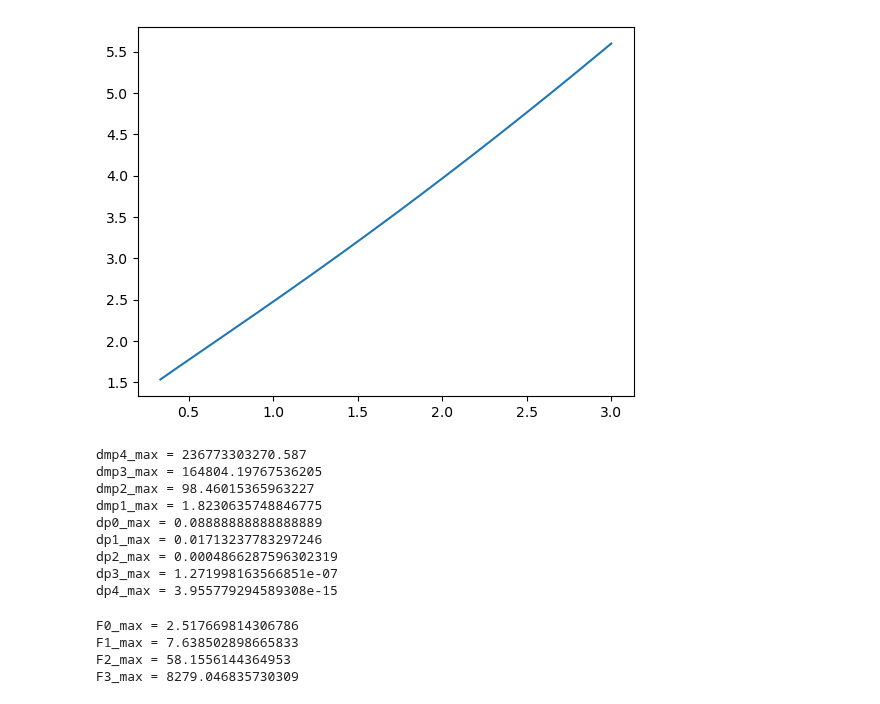
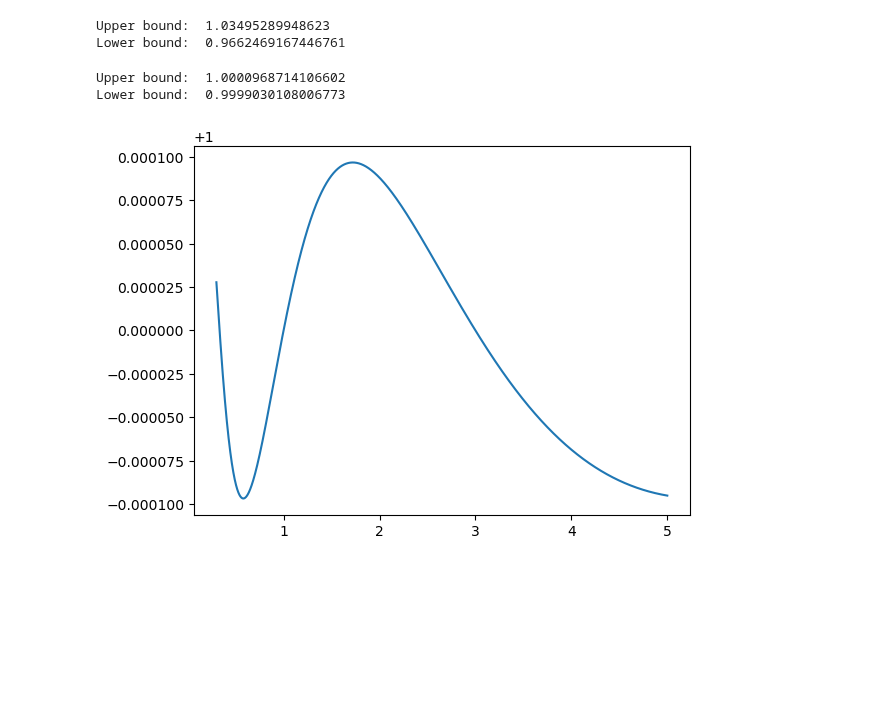
Before and after one commit to marlo-z/random-turn-games, a Jupyter notebook: mina_margin_map/run.ipynb, the cells around one changed output. Drawn from its saved outputs; the diff is of its cells as text; code cells hidden in the pictures; blank space fills up the shorter version.

Commit message:
M54 lower bound computation

```diff
--- a/mina_margin_map/run.ipynb
+++ b/mina_margin_map/run.ipynb
@@ -2,33 +2,39 @@
 from functions import *
 import numpy as np
 import pandas as pd
+# %%
+upper_m = []
+lower_m = []
+mesh = 1e-7
+for x in np.arange(1/3, 3 + mesh, mesh):
+    upper_m.append((x + mesh) * (Si(x + mesh, 4) + Ti(x, 5)) / (Pi(x, 4) + Qi(x + mesh, 5)))
+    lower_m.append(x * (Si(x, 4) + Ti(x + mesh, 5)) / (Pi(x + mesh, 4) + Qi(x, 5)))
+
+print("Upper bound: ", np.max(upper_m))
+print("Lower bound: ", np.min(lower_m))
+# %% [output]
+Upper bound:  1.03495289948623
+Lower bound:  0.9662469167446761
+# %%
+mesh = 1e-7
+Ss = [Si_memo(x, 4) for x in np.arange(1/3, 3 + mesh, mesh)]
+Ts = [Ti_memo(x, 5) for x in np.arange(1/3, 3 + mesh, mesh)]
+Ps = [Pi_memo(x, 4) for x in np.arange(1/3, 3 + mesh, mesh)]
+Qs = [Qi_memo(x, 5) for x in np.arange(1/3, 3 + mesh, mesh)]
+x = np.arange(1/3, 3 + mesh, mesh)
+
+upper = []
+lower = []
+for i in range(len(Ss) - 1):
+    upper.append((x[i] + mesh) * (Ss[i+1] + Ts[i]) / (Ps[i] + Qs[i+1]))
+    lower.append(x[i] * (Ss[i] + Ts[i+1]) / (Ps[i+1] + Qs[i]))
+
+print("Upper bound: ", np.max(upper))
+print("Lower bound: ", np.min(lower))
+# %% [output]
+Upper bound:  1.0000968714106602
+Lower bound:  0.9999030108006773
 # %%
-plot(Pi, start=1/3, end=3, i=4)
+plot(M, start=0.3, end=5, l=5, k=4)
 # %% [output]
-[figure, old version]
+[figure, new version]
-# %%
-for i in range(4, 0, -1):
-    print("dmp{}_max = {}".format(i, dp(min_max_dict["sm{}_min".format(i)]) * min_max_dict["smp{}_max".format(i)]))
-
-for i in range(0, 5):
-    print("dp{}_max = {}".format(i, dp(min_max_dict["s{}_max".format(i)]) * min_max_dict["sp{}_max".format(i)]))
-# %% [output]
-dmp4_max = 236773303270.587
-dmp3_max = 164804.19767536205
-dmp2_max = 98.46015365963227
-dmp1_max = 1.8230635748846775
-dp0_max = 0.08888888888888889
-dp1_max = 0.01713237783297246
-dp2_max = 0.0004866287596302319
-dp3_max = 1.271998163566851e-07
-dp4_max = 3.955779294589308e-15
-# %%
-for i in range(4):
-    print(f"F{i}_max =", sum([min_max_dict[f"cp{n}_max"] /
-                              (min_max_dict[f"c{n}_min"] - 1)
-                              for n in range(i + 1)]))
-# %% [output]
-F0_max = 2.517669814306786
-F1_max = 7.638502898665833
-F2_max = 58.1556144364953
-F3_max = 8279.046835730309
```
Also changed, not shown: parts of 4 cells of this notebook, 2 other files.
